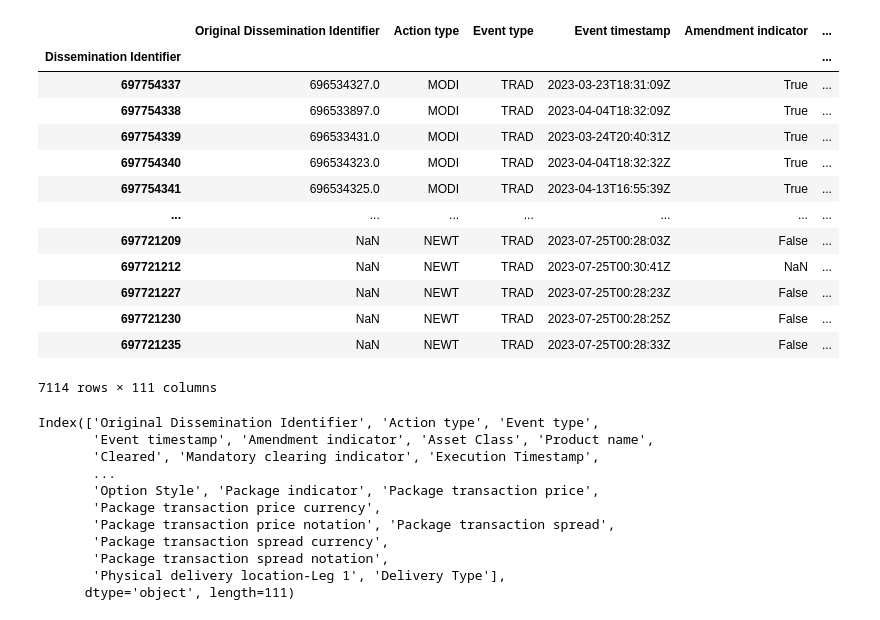
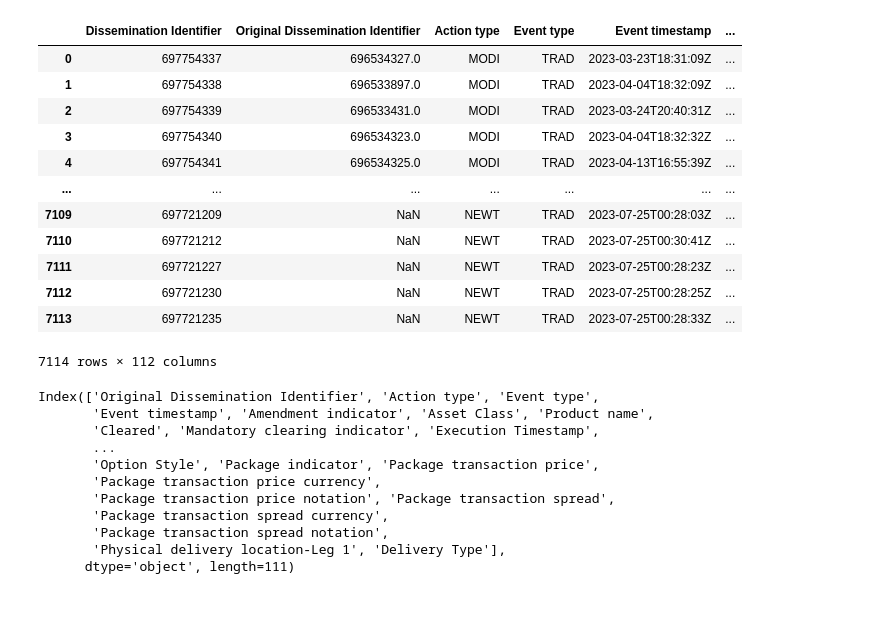
Before and after one commit to Mehedi24434/DTCC_data, a Jupyter notebook: b.ipynb, the cells around one changed output. Cells and saved outputs as stored; diff of their text form; code cells hidden in the pictures.

```diff
--- a/b.ipynb
+++ b/b.ipynb
@@ -14,23 +14,22 @@ org = "my-org"
 url = "http://3.109.41.82:8086"
 bucket='raf'
 # %%
-df= pd.read_csv('/home/mehedi/Documents/docker_influxdb/DTCC_data/extracted_files/Commodities/CFTC_CUMULATIVE_COMMODITIES_2023_07_25.csv',index_col=0)
+df= pd.read_csv('/home/mehedi/Documents/docker_influxdb/DTCC_data/extracted_files/Commodities/CFTC_CUMULATIVE_COMMODITIES_2023_07_25.csv')
 df
 # %% [output]
-|  | Original Dissemination Identifier | Action type | Event type | Event timestamp | Amendment indicator | ... |
-| Dissemination Identifier |  |  |  |  |  | ... |
-| 697754337 | 696534327.0 | MODI | TRAD | 2023-03-23T18:31:09Z | True | ... |
-| 697754338 | 696533897.0 | MODI | TRAD | 2023-04-04T18:32:09Z | True | ... |
-| 697754339 | 696533431.0 | MODI | TRAD | 2023-03-24T20:40:31Z | True | ... |
-| 697754340 | 696534323.0 | MODI | TRAD | 2023-04-04T18:32:32Z | True | ... |
-| 697754341 | 696534325.0 | MODI | TRAD | 2023-04-13T16:55:39Z | True | ... |
+|  | Dissemination Identifier | Original Dissemination Identifier | Action type | Event type | Event timestamp | ... |
+| 0 | 697754337 | 696534327.0 | MODI | TRAD | 2023-03-23T18:31:09Z | ... |
+| 1 | 697754338 | 696533897.0 | MODI | TRAD | 2023-04-04T18:32:09Z | ... |
+| 2 | 697754339 | 696533431.0 | MODI | TRAD | 2023-03-24T20:40:31Z | ... |
+| 3 | 697754340 | 696534323.0 | MODI | TRAD | 2023-04-04T18:32:32Z | ... |
+| 4 | 697754341 | 696534325.0 | MODI | TRAD | 2023-04-13T16:55:39Z | ... |
 | ... | ... | ... | ... | ... | ... | ... |
-| 697721209 | NaN | NEWT | TRAD | 2023-07-25T00:28:03Z | False | ... |
-| 697721212 | NaN | NEWT | TRAD | 2023-07-25T00:30:41Z | NaN | ... |
-| 697721227 | NaN | NEWT | TRAD | 2023-07-25T00:28:23Z | False | ... |
-| 697721230 | NaN | NEWT | TRAD | 2023-07-25T00:28:25Z | False | ... |
-| 697721235 | NaN | NEWT | TRAD | 2023-07-25T00:28:33Z | False | ... |
+| 7109 | 697721209 | NaN | NEWT | TRAD | 2023-07-25T00:28:03Z | ... |
+| 7110 | 697721212 | NaN | NEWT | TRAD | 2023-07-25T00:30:41Z | ... |
+| 7111 | 697721227 | NaN | NEWT | TRAD | 2023-07-25T00:28:23Z | ... |
+| 7112 | 697721230 | NaN | NEWT | TRAD | 2023-07-25T00:28:25Z | ... |
+| 7113 | 697721235 | NaN | NEWT | TRAD | 2023-07-25T00:28:33Z | ... |
-7114 rows × 111 columns
+7114 rows × 112 columns
 # %%
 df.columns
 # %% [output]
```
Also changed, not shown: parts of 31 cells of this notebook.
